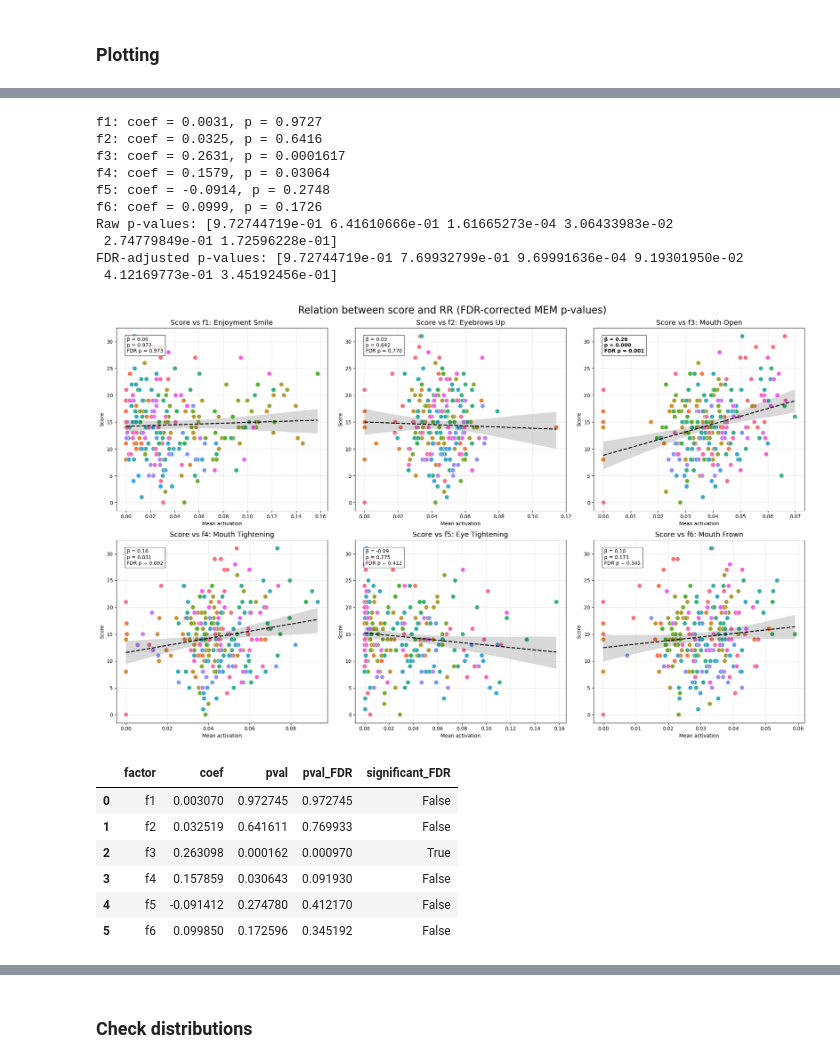
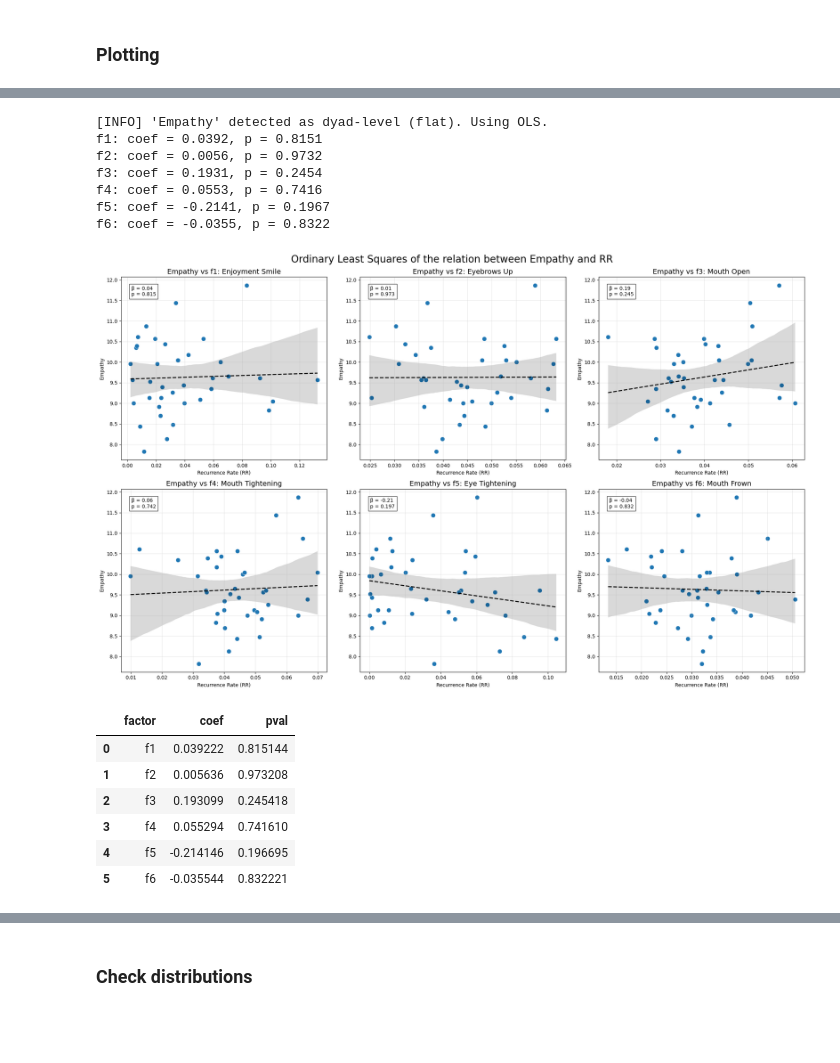
Before and after one commit to erikfrohn/facial-expression-interpersonal-association, a Jupyter notebook: analysis.ipynb, the cells around one changed output, grey strips where cells are left out. Saved outputs shown, nothing was run; the diff lists cells and outputs as text; code cells hidden in the pictures; blank space fills up the shorter version.

```diff
--- a/analysis.ipynb
+++ b/analysis.ipynb
@@ -25,7 +23,7 @@ ANALYSIS_FILENAME = 'results/NEM excl/crqa_NEM-'
 #ANALYSIS_FILENAME = 'results/factors'
 
 RESPONSE_VARIABLE = 'score'
-SAVE_FIG = False
+SAVE_FIG = True
 
 ####################################################################################
 
@@ -361,25 +359,24 @@ Try using .loc[row_indexer,col_indexer] = value instead
 
 See the caveats in the documentation: https://pandas.pydata.org/pandas-docs/stable/user_guide/indexing.html#returning-a-view-versus-a-copy
   phase_terms['factor'] = factor
+# %%
+RESPONSE_VARIABLE = 'Empathy'
 # %%
-vis.unified_rr_tp_analysis_fdr(df, RESPONSE_VARIABLE, save_fig=SAVE_FIG)
+vis.unified_rr_tp_analysis(df, RESPONSE_VARIABLE, save_fig=SAVE_FIG)
 # %% [output]
-f1: coef = 0.0031, p = 0.9727
-f2: coef = 0.0325, p = 0.6416
-f3: coef = 0.2631, p = 0.0001617
-f4: coef = 0.1579, p = 0.03064
-f5: coef = -0.0914, p = 0.2748
-f6: coef = 0.0999, p = 0.1726
-Raw p-values: [9.72744719e-01 6.41610666e-01 1.61665273e-04 3.06433983e-02
- 2.74779849e-01 1.72596228e-01]
-FDR-adjusted p-values: [9.72744719e-01 7.69932799e-01 9.69991636e-04 9.19301950e-02
- 4.12169773e-01 3.45192456e-01]
+[INFO] 'Empathy' detected as dyad-level (flat). Using OLS.
+f1: coef = 0.0392, p = 0.8151
+f2: coef = 0.0056, p = 0.9732
+f3: coef = 0.1931, p = 0.2454
+f4: coef = 0.0553, p = 0.7416
+f5: coef = -0.2141, p = 0.1967
+f6: coef = -0.0355, p = 0.8322
-[figure, old version]
+[figure, new version]
-|  | factor | coef | pval | pval_FDR | significant_FDR |
-| 0 | f1 | 0.003070 | 0.972745 | 0.972745 | False |
-| 1 | f2 | 0.032519 | 0.641611 | 0.769933 | False |
-| 2 | f3 | 0.263098 | 0.000162 | 0.000970 | True |
-| 3 | f4 | 0.157859 | 0.030643 | 0.091930 | False |
-| 4 | f5 | -0.091412 | 0.274780 | 0.412170 | False |
-| 5 | f6 | 0.099850 | 0.172596 | 0.345192 | False |
+|  | factor | coef | pval |
+| 0 | f1 | 0.039222 | 0.815144 |
+| 1 | f2 | 0.005636 | 0.973208 |
+| 2 | f3 | 0.193099 | 0.245418 |
+| 3 | f4 | 0.055294 | 0.741610 |
+| 4 | f5 | -0.214146 | 0.196695 |
+| 5 | f6 | -0.035544 | 0.832221 |
 # %%
```
Also changed, not shown: parts of 8 cells of this notebook.
